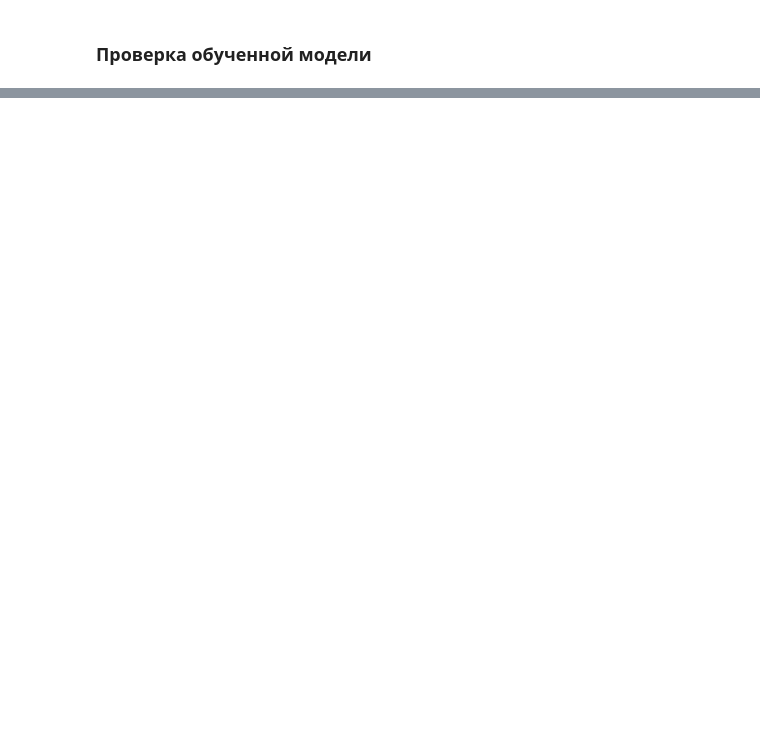
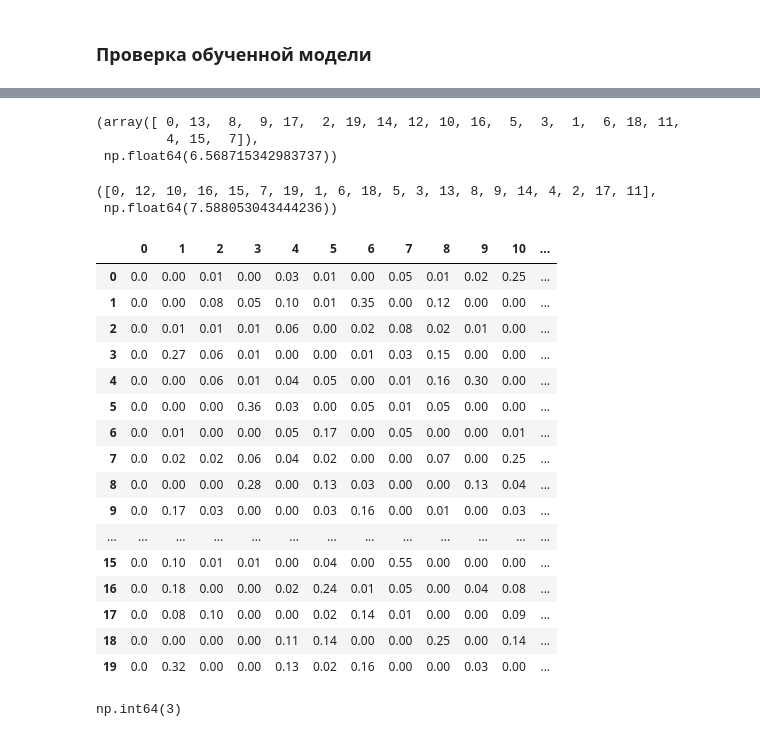
Before and after one commit to sudakov/rlopt, a Jupyter notebook: tsp_ml20x20.ipynb, the cells around one changed output, grey strips where cells are left out. Drawn from its saved outputs; the diff is of its cells as text; code cells hidden in the pictures; blank space fills up the shorter version.

```diff
--- a/tsp_ml20x20.ipynb
+++ b/tsp_ml20x20.ipynb
@@ -36,9 +40,6 @@ class TSPSolver:
         # Кодировщик на основе полносвязных слоев
         x = Dense(self.hidden_dim, activation='relu')(inputs)
         x = LayerNormalization()(x)
-        x = Dense(self.hidden_dim, activation='relu')(x)
-        x = LayerNormalization()(x)
-
         x = Dense(self.hidden_dim, activation='relu')(x)
         x = LayerNormalization()(x)
 
@@ -116,7 +115,7 @@ N, cnt
 # %% [markdown]
 ### Инициализируем и обучаем модель
 # %%
-solver = TSPSolver(num_cities=N)
-solver.train(X_train, Y_train, epochs=50)
+solver = TSPSolver(num_cities=N, hidden_dim = 512)
+solver.train(X_train, Y_train, epochs=200, batch_size=3064)
 #solver.model.load_weights('./my.weights.h5')
 # %% [output]
@@ -285,2 +297,40 @@ np.int64(129)
 # %%
 %timeit solve_tsp_simulated_annealing(a)
+# %%
+Y_test[795], Y_true[795]
+# %% [output]
+(array([ 0, 13,  8,  9, 17,  2, 19, 14, 12, 10, 16,  5,  3,  1,  6, 18, 11,
+         4, 15,  7]),
+ np.float64(6.568715342983737))
+# %%
+predict_beam_exp(solver, X_test[795], beam_width=4)
+# %% [output]
+([0, 12, 10, 16, 15, 7, 19, 1, 6, 18, 5, 3, 13, 8, 9, 14, 4, 2, 17, 11],
+ np.float64(7.588053043444236))
+# %%
+a = X_test[795]
+ap = np.round(solver.model(a[np.newaxis, ...], training=False)[0].numpy(),2)
+route = Y_test[795]
+pd.DataFrame(ap)
+# %% [output]
+|  | 0 | 1 | 2 | 3 | 4 | 5 | 6 | 7 | 8 | 9 | 10 | ... |
+| 0 | 0.0 | 0.00 | 0.01 | 0.00 | 0.03 | 0.01 | 0.00 | 0.05 | 0.01 | 0.02 | 0.25 | ... |
+| 1 | 0.0 | 0.00 | 0.08 | 0.05 | 0.10 | 0.01 | 0.35 | 0.00 | 0.12 | 0.00 | 0.00 | ... |
+| 2 | 0.0 | 0.01 | 0.01 | 0.01 | 0.06 | 0.00 | 0.02 | 0.08 | 0.02 | 0.01 | 0.00 | ... |
+| 3 | 0.0 | 0.27 | 0.06 | 0.01 | 0.00 | 0.00 | 0.01 | 0.03 | 0.15 | 0.00 | 0.00 | ... |
+| 4 | 0.0 | 0.00 | 0.06 | 0.01 | 0.04 | 0.05 | 0.00 | 0.01 | 0.16 | 0.30 | 0.00 | ... |
+| 5 | 0.0 | 0.00 | 0.00 | 0.36 | 0.03 | 0.00 | 0.05 | 0.01 | 0.05 | 0.00 | 0.00 | ... |
+| 6 | 0.0 | 0.01 | 0.00 | 0.00 | 0.05 | 0.17 | 0.00 | 0.05 | 0.00 | 0.00 | 0.01 | ... |
+| 7 | 0.0 | 0.02 | 0.02 | 0.06 | 0.04 | 0.02 | 0.00 | 0.00 | 0.07 | 0.00 | 0.25 | ... |
+| 8 | 0.0 | 0.00 | 0.00 | 0.28 | 0.00 | 0.13 | 0.03 | 0.00 | 0.00 | 0.13 | 0.04 | ... |
+| 9 | 0.0 | 0.17 | 0.03 | 0.00 | 0.00 | 0.03 | 0.16 | 0.00 | 0.01 | 0.00 | 0.03 | ... |
+| ... | ... | ... | ... | ... | ... | ... | ... | ... | ... | ... | ... | ... |
+| 15 | 0.0 | 0.10 | 0.01 | 0.01 | 0.00 | 0.04 | 0.00 | 0.55 | 0.00 | 0.00 | 0.00 | ... |
+| 16 | 0.0 | 0.18 | 0.00 | 0.00 | 0.02 | 0.24 | 0.01 | 0.05 | 0.00 | 0.04 | 0.08 | ... |
+| 17 | 0.0 | 0.08 | 0.10 | 0.00 | 0.00 | 0.02 | 0.14 | 0.01 | 0.00 | 0.00 | 0.09 | ... |
+| 18 | 0.0 | 0.00 | 0.00 | 0.00 | 0.11 | 0.14 | 0.00 | 0.00 | 0.25 | 0.00 | 0.14 | ... |
+| 19 | 0.0 | 0.32 | 0.00 | 0.00 | 0.13 | 0.02 | 0.16 | 0.00 | 0.00 | 0.03 | 0.00 | ... |
+# %%
+sum(ap[0] > 0.2)
+# %% [output]
+np.int64(3)
```
Also changed, not shown: parts of 19 cells of this notebook.
